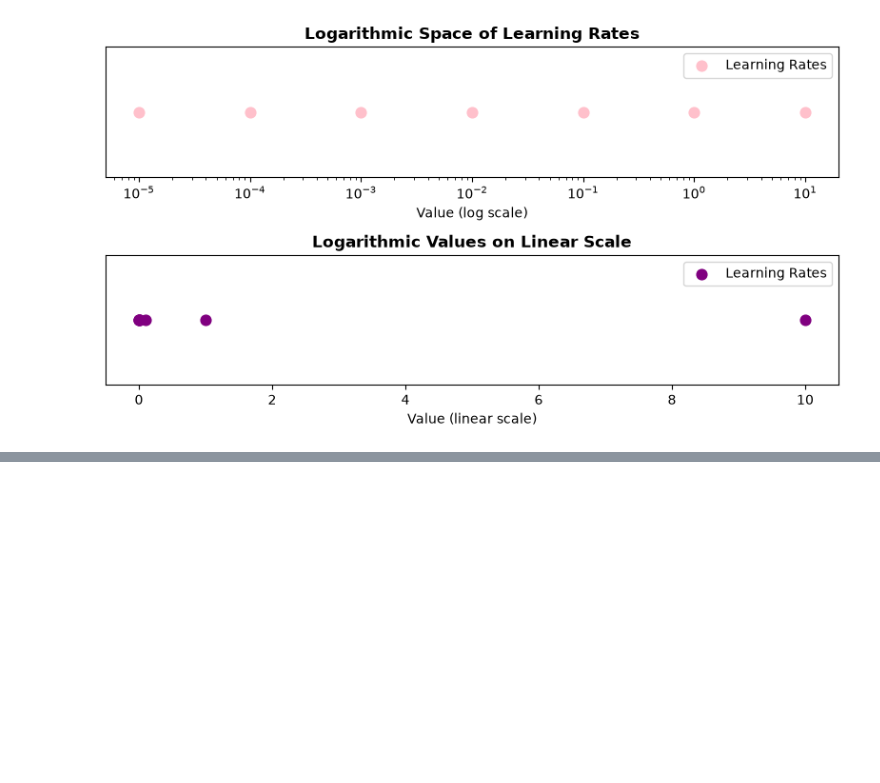
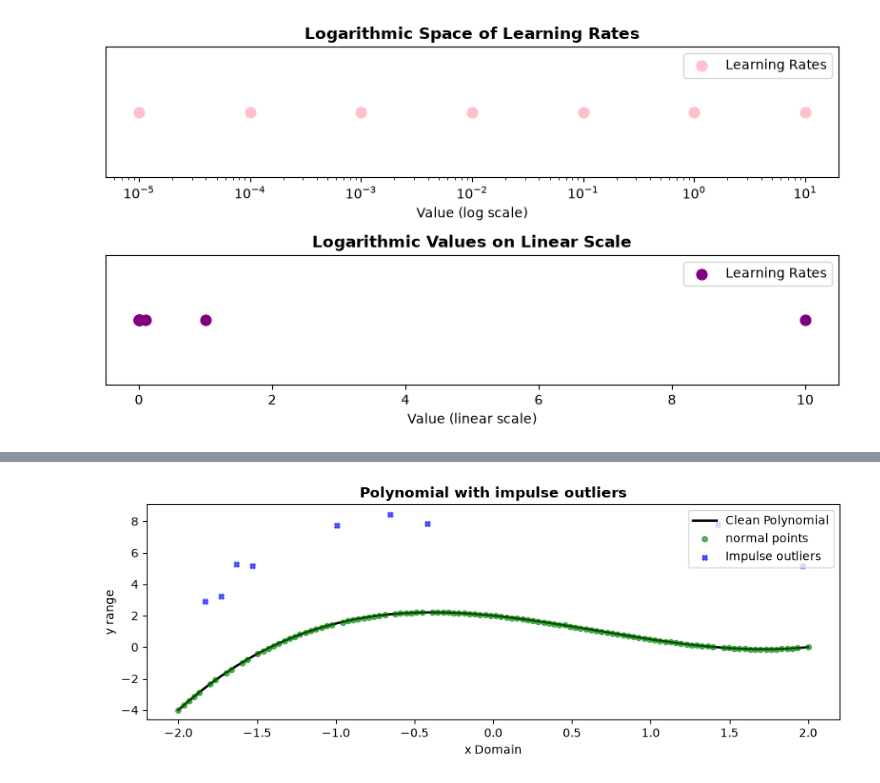
Before and after one commit to utsav1103/CDAC-AI, a Jupyter notebook: Data-analytics/day5/day5.ipynb, the cells around one changed output, grey strips where cells are left out. Cells and saved outputs as stored; diff of their text form; code cells hidden in the pictures; blank space fills up the shorter version.

```diff
--- a/Data-analytics/day5/day5.ipynb
+++ b/Data-analytics/day5/day5.ipynb
@@ -131,0 +420,82 @@ Learning rates: ['0.000010', '0.000100', '0.001000', '0.010000', '0.100000', '1.
+# %%
+x_poly = np.linspace(
+    start=-2.0,
+    stop=2.0,
+    num=120
+)
+
+#cubic polynomial : p(x) = 0.5*x^3 - x^2 - x + 2
+
+y_poly_clean = 0.5 * (x_poly**3) - (x_poly**2) - x_poly + 2
+y_poly_corrupted = y_poly_clean.copy()
+
+#select 8% of indices randomly to inject impulsive spikes
+
+num_outliers = int(0.08 * len(x_poly))
+
+outlier_indices = np.random.choice(a=len(x_poly),
+    size=num_outliers,
+    replace=False
+)
+
+spikes_magnitude = np.random.uniform(
+    low=4.0,
+    high=8.0,
+    size=num_outliers
+)
+
+y_poly_corrupted[outlier_indices] += spikes_magnitude
+
+print("=== 3. PolyNomial + ImpuLsE Outliers ===")
+print(f"total data points: {len(x_poly)}")
+print(f"Injected outlier count: {num_outliers}")
+print(f"Outlier indices: {outlier_indices}")
+print(f"Outlier values: {y_poly_corrupted[outlier_indices]}")
+print(f"Spike magnitudes: {spikes_magnitude}")
+print(f"Clean data mean: {np.mean(y_poly_clean):.4f}")
+
+
+plt.figure(figsize=(9,3.5))
+plt.plot(
+    x_poly,
+    y_poly_clean,
+    label="Clean Polynomial",
+    color='black',
+    linewidth=2,
+    zorder=2
+)
+
+normal_mask = np.ones_like(x_poly,dtype=bool)
+normal_mask[outlier_indices] = False
+
+plt.scatter(
+    x = x_poly[normal_mask],
+    y = y_poly_corrupted[normal_mask],
+    label='normal points',
+    color='green',
+    s=20,
+    zorder=4,
+    alpha=0.6
+)
+plt.scatter(
+    x = x_poly[outlier_indices],
+    y = y_poly_corrupted[outlier_indices],
+    label='Impulse outliers',
+    color='blue',
+    s=20,
+    zorder=4,
+    alpha=0.6,
+    marker='X'
+)
+
+plt.title(
+    label='Polynomial with impulse outliers',
+    fontsize=12,
+    fontweight='bold'
+)
+plt.xlabel(xlabel="x Domain")
+plt.ylabel(ylabel="y range")
+plt.legend(loc='upper right')
+plt.tight_layout()
+plt.show()
+# %% [output]
@@ -131,0 +511 @@ Learning rates: ['0.000010', '0.000100', '0.001000', '0.010000', '0.100000', '1.
+[figure, added]
```
Also changed, not shown: parts of 16 cells of this notebook.
